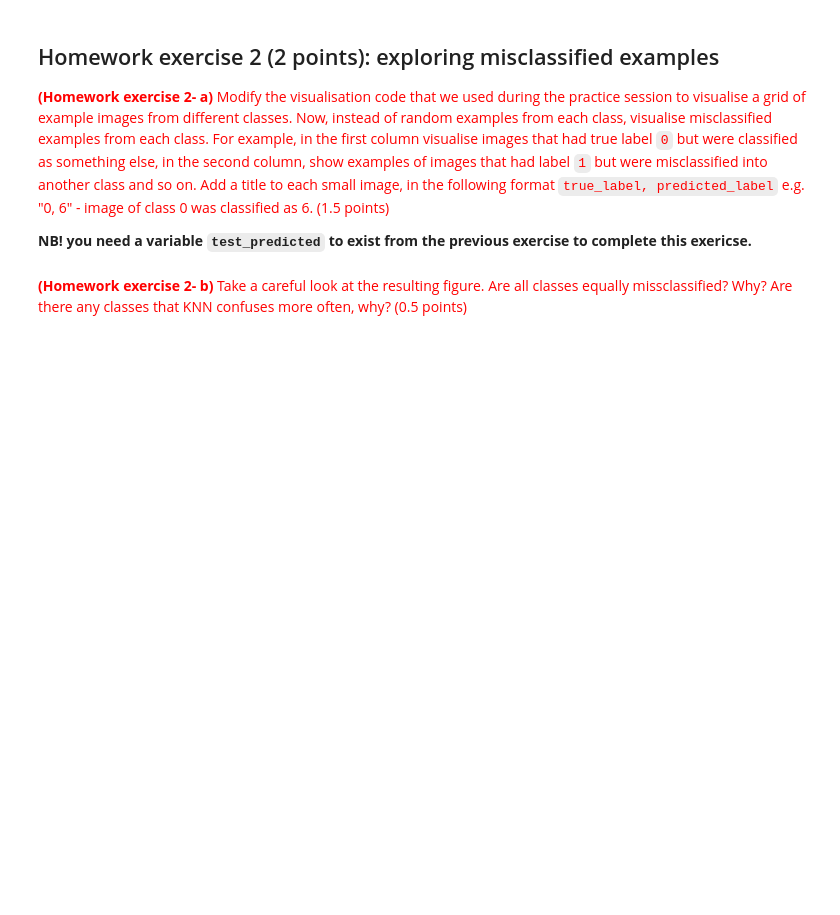
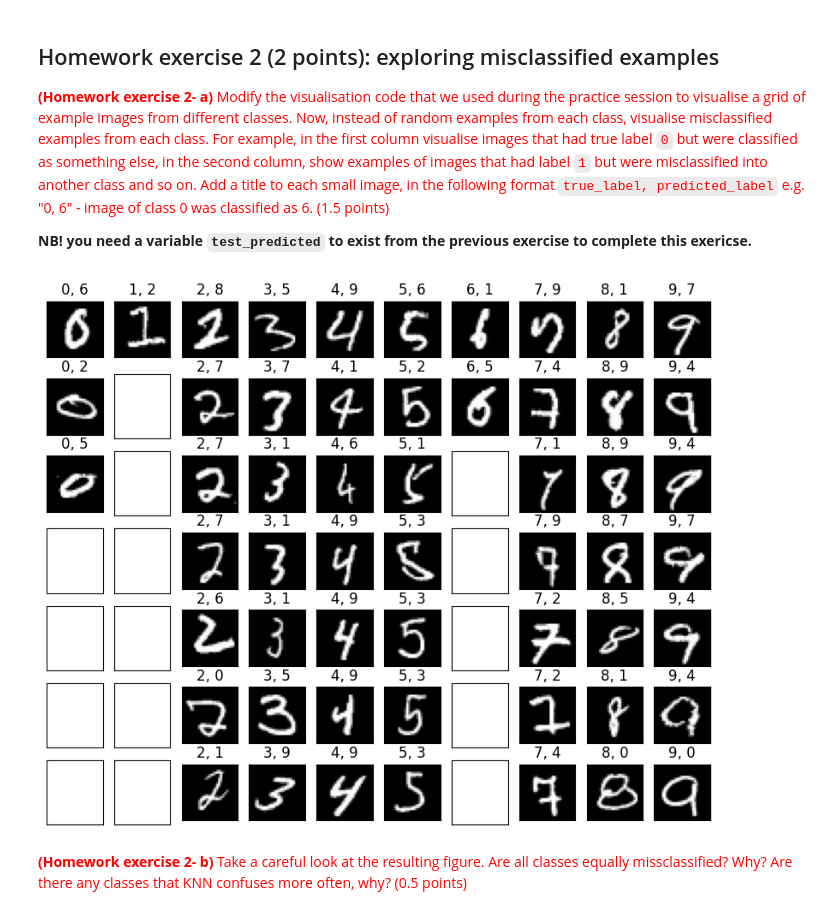
Before and after one commit to Krios39/study, a Jupyter notebook: 1_semester/machine_learning/hw1/1_Supervised_learning_HW_2026.ipynb, the cells around one changed output. Saved outputs shown, nothing was run; the diff lists cells and outputs as text; code cells hidden in the pictures; blank space fills up the shorter version.

```diff
--- a/1_semester/machine_learning/hw1/1_Supervised_learning_HW_2026.ipynb
+++ b/1_semester/machine_learning/hw1/1_Supervised_learning_HW_2026.ipynb
@@ -135,13 +135,22 @@ Final accuracy of our nearest neighbor classifier is 0.912. Not bad!
 # %%
 num_classes = 10
 samples_per_class = 7 # Number of images from each class we want to see
 fig, axs = plt.subplots(samples_per_class, num_classes, figsize=(10.0, 8.0))
 for i in range(num_classes):
     ##### YOUR CODE STARTS #####
-    ...
+    misclassified_idx = np.where((test_labels == i) & (np.array(test_predicted) != i))[0]
+
+    for j in range(min(samples_per_class, len(misclassified_idx))):
+        idx = misclassified_idx[j]
+        wrong_pred = test_predicted[idx]
+
+        axs[j, i].imshow(test_images[idx], cmap='gray')
+        axs[j, i].set_title(f"{i}, {wrong_pred}")
     ##### YOUR CODE ENDS #####
 plt.setp(axs,xticks=[],yticks=[]) # set all axes off
 plt.show()
+# %% [output]
+[figure, added]
 # %% [markdown]
 <font color='red'>**(Homework exercise 2- b)** Take a careful look at the resulting figure. Are all classes equally missclassified? Why? Are there any classes that KNN confuses more often, why? (0.5 points) </font>
 # %% [markdown]
```
Also changed, not shown: parts of 2 cells of this notebook.
